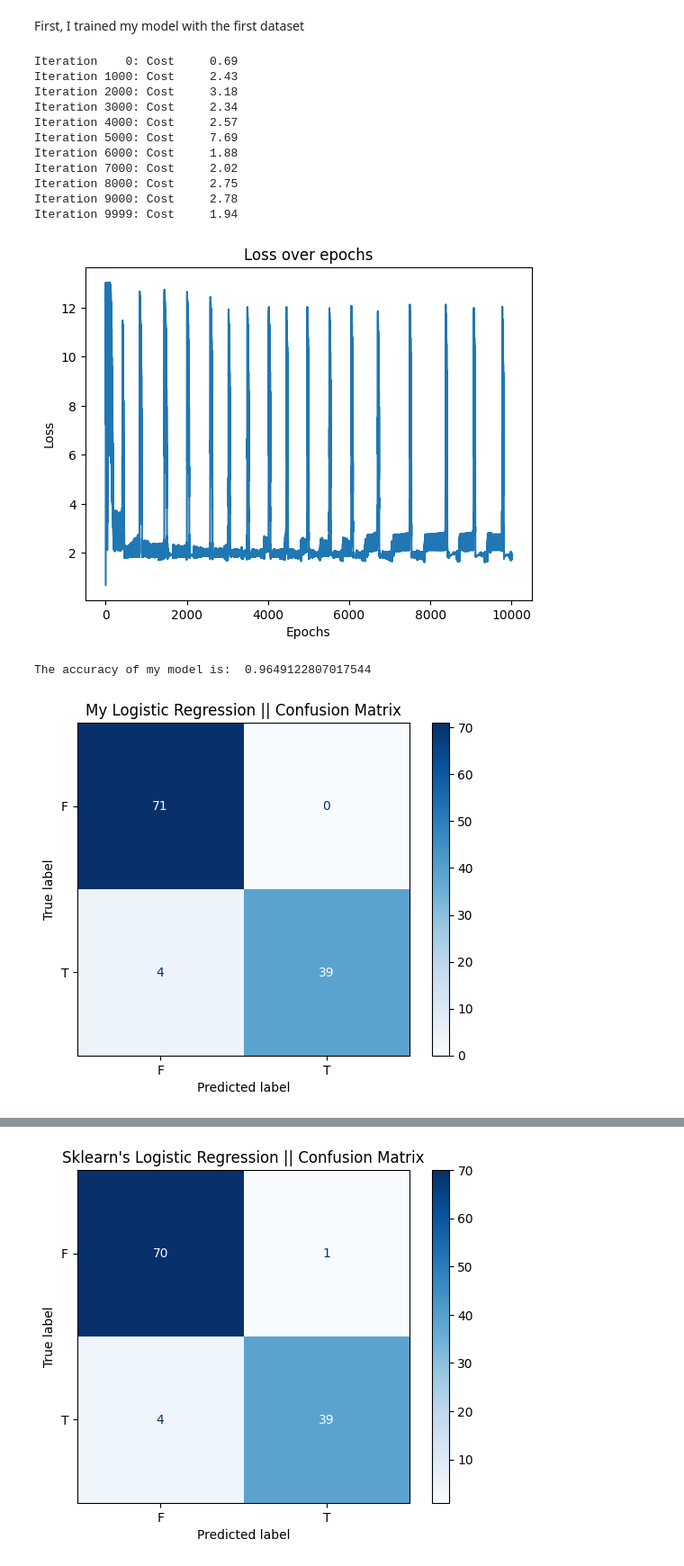
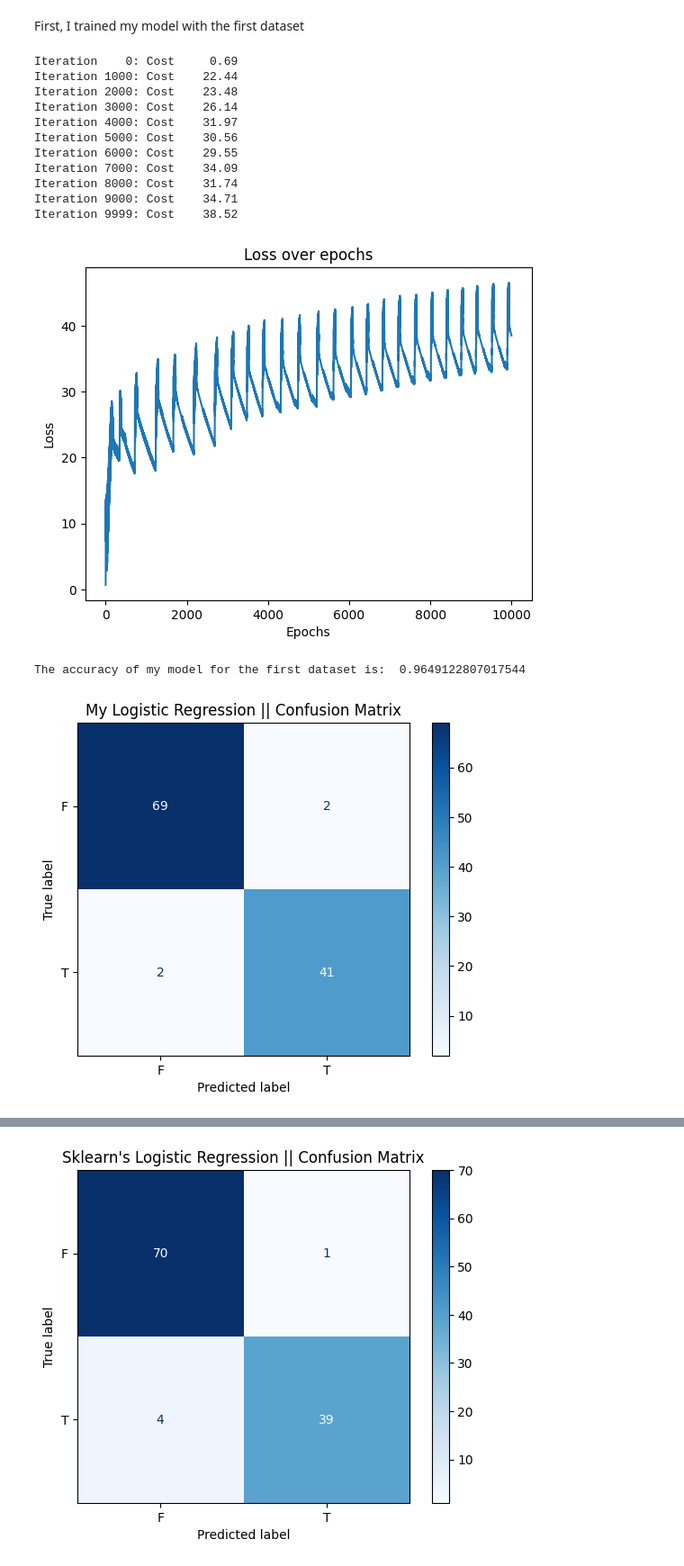
Before and after one commit to TheSyx04/project-1, a Jupyter notebook: logistic_regression.ipynb, the cells around one changed output, grey strips where cells are left out. Shown at 90% size. Drawn from its saved outputs; the diff is of its cells as text; code cells hidden in the pictures.

```diff
--- a/logistic_regression.ipynb
+++ b/logistic_regression.ipynb
@@ -22,3 +20,9 @@ X_train, X_test, y_train, y_test = train_test_split(X, y, test_size=0.2, random_
+# %%
+X1, y1 = load_data("data/processed/dataset_1.csv")
+X1_train, X1_test, y1_train, y1_test = train_test_split(X1, y1, test_size=0.2, random_state=42)
+
+X2, y2 = load_data("data/processed/dataset_2.csv")
+X2_train, X2_test, y2_train, y2_test = train_test_split(X2, y2, test_size=0.2, random_state=42)
 # %% [markdown]
 Then, I checked the first few instances of the dataset.
 # %%
@@ -53,36 +57,36 @@ The shape of y_train is:  (455,)
 # %% [markdown]
 First, I trained my model with the first dataset
 # %%
-my_lr = MyLogisticRegression(0.0001, 10000, 0.0005)
-my_lr.fit(X_train, y_train)
+my_lr = MyLogisticRegression(0.0001, 10000, 1)
+my_lr.fit(X1_train, y1_train)
 # %% [output]
 Iteration    0: Cost     0.69
-Iteration 1000: Cost     2.43
-Iteration 2000: Cost     3.18
-Iteration 3000: Cost     2.34
-Iteration 4000: Cost     2.57
-Iteration 5000: Cost     7.69
-Iteration 6000: Cost     1.88
-Iteration 7000: Cost     2.02
-Iteration 8000: Cost     2.75
-Iteration 9000: Cost     2.78
-Iteration 9999: Cost     1.94
+Iteration 1000: Cost    22.44
+Iteration 2000: Cost    23.48
+Iteration 3000: Cost    26.14
+Iteration 4000: Cost    31.97
+Iteration 5000: Cost    30.56
+Iteration 6000: Cost    29.55
+Iteration 7000: Cost    34.09
+Iteration 8000: Cost    31.74
+Iteration 9000: Cost    34.71
+Iteration 9999: Cost    38.52
 # %%
 my_lr.plot_loss()
 # %% [output]
-[figure, old version]
+[figure, new version]
 # %%
-y_pred = my_lr.predict(X_test)
-print("The accuracy of my model is: ", accuracy_score(y_test, y_pred))
+y1_pred = my_lr.predict(X1_test)
+print("The accuracy of my model for the first dataset is: ", accuracy_score(y1_test, y1_pred))
 # %% [output]
-The accuracy of my model is:  0.9649122807017544
+The accuracy of my model for the first dataset is:  0.9649122807017544
 # %%
-my_cm = confusion_matrix(y_test, y_pred)
-disp = ConfusionMatrixDisplay(confusion_matrix=my_cm,display_labels=['F','T'])
+my_cm1 = confusion_matrix(y1_test, y1_pred)
+disp = ConfusionMatrixDisplay(confusion_matrix=my_cm1,display_labels=['F','T'])
 disp.plot(cmap='Blues')
 plt.title('My Logistic Regression || Confusion Matrix')
 plt.show()
 # %% [output]
-[figure, old version]
+[figure, new version]
 # %%
 lr = LogisticRegression(max_iter=10000, tol=0.0005)
```
Also changed, not shown: parts of 14 cells of this notebook.
